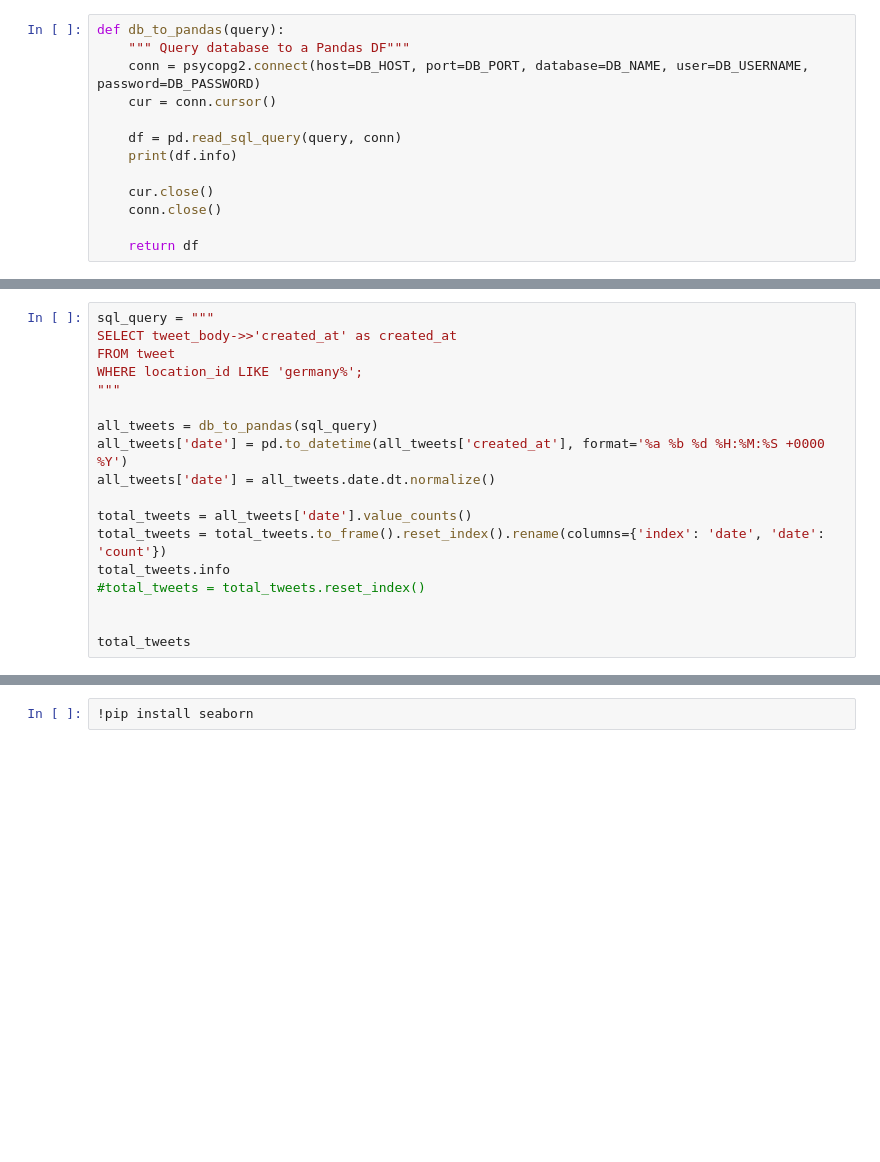
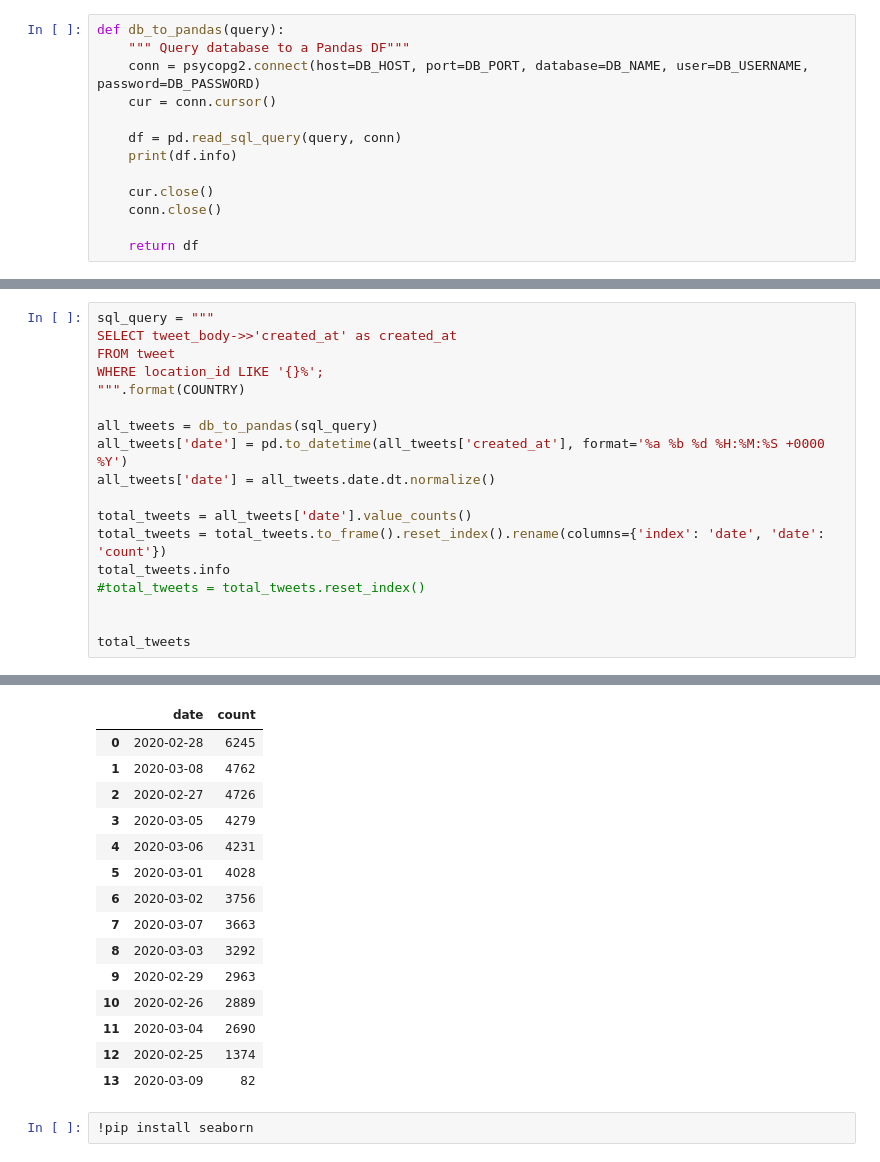
Before and after one commit to davidhuser/TwitterCovid19-analysis, a Jupyter notebook: Concepts over time.ipynb, the cells around one changed output, grey strips where cells are left out. Cells and saved outputs as stored; diff of their text form; blank space fills up the shorter version.

```diff
--- a/Concepts over time.ipynb
+++ b/Concepts over time.ipynb
@@ -62,8 +190,8 @@ interesting_df.info
 sql_query = """
 SELECT tweet_body->>'created_at' as created_at
 FROM tweet
-WHERE location_id LIKE 'germany%';
-"""
+WHERE location_id LIKE '{}%';
+""".format(COUNTRY)
 
 all_tweets = db_to_pandas(sql_query)
 all_tweets['date'] = pd.to_datetime(all_tweets['created_at'], format='%a %b %d %H:%M:%S +0000 %Y')
@@ -76,3 +204,4 @@ total_tweets.info
 
 
 total_tweets
+# %% [output]
@@ -79,3 +222,18 @@ total_tweets
+|  | date | count |
+| 0 | 2020-02-28 | 6245 |
+| 1 | 2020-03-08 | 4762 |
+| 2 | 2020-02-27 | 4726 |
+| 3 | 2020-03-05 | 4279 |
+| 4 | 2020-03-06 | 4231 |
+| 5 | 2020-03-01 | 4028 |
+| 6 | 2020-03-02 | 3756 |
+| 7 | 2020-03-07 | 3663 |
+| 8 | 2020-03-03 | 3292 |
+| 9 | 2020-02-29 | 2963 |
+| 10 | 2020-02-26 | 2889 |
+| 11 | 2020-03-04 | 2690 |
+| 12 | 2020-02-25 | 1374 |
+| 13 | 2020-03-09 | 82 |
 # %%
 !pip install seaborn
 # %%
```
Also changed, not shown: parts of 12 cells of this notebook.
